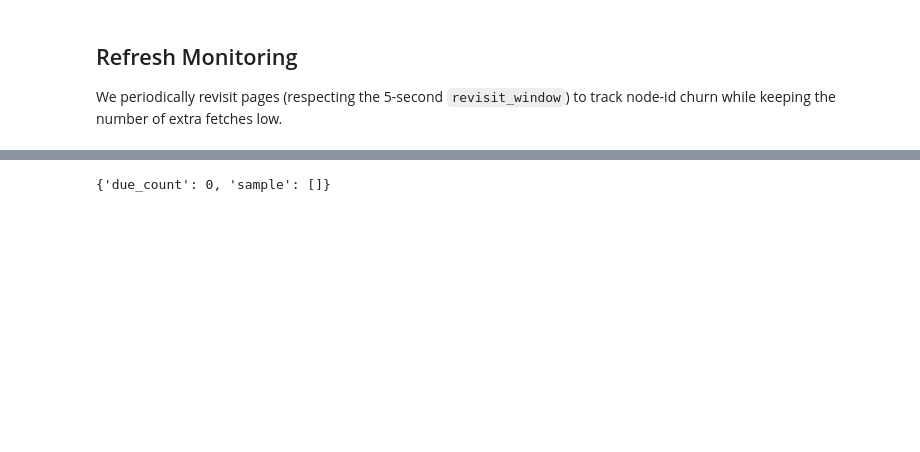
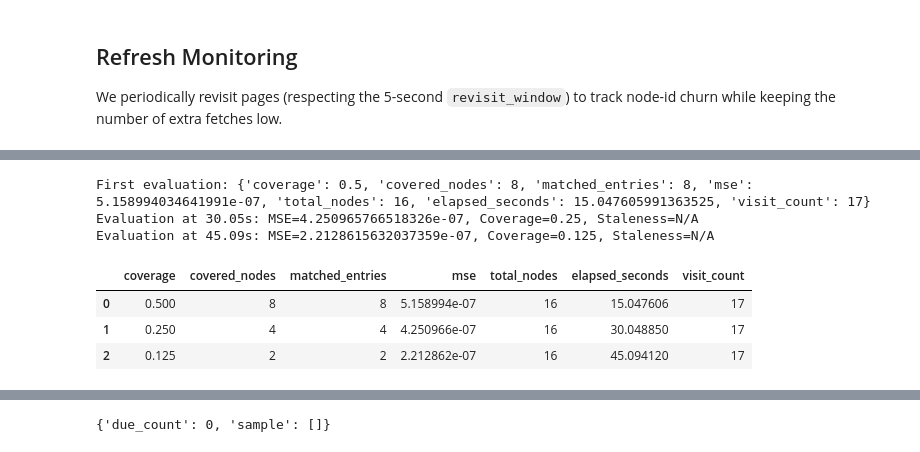
Before and after one commit to Yashpal-0/Deduplication-and-WebCrawling, a Jupyter notebook: crawling_notebook.ipynb, the cells around one changed output, grey strips where cells are left out. Saved outputs shown, nothing was run; the diff lists cells and outputs as text; code cells hidden in the pictures; blank space fills up the shorter version.

```diff
--- a/crawling_notebook.ipynb
+++ b/crawling_notebook.ipynb
@@ -382,3 +442,48 @@ We periodically revisit pages (respecting the 5-second `revisit_window`) to trac
+# %%
+start_time = time.time()
+
+crawler_eval = EfficientCrawler(seed_path="/", revisit_window=5.0)
+visited_eval = crawler_eval.crawl(max_visits=2000)
+
+pagerank_scores_eval = crawler_eval.pagerank()
+
+first_visit_time = start_time
+evaluation_results = []
+
+elapsed = time.time() - first_visit_time
+if elapsed < 15.0:
+    time.sleep(15.0 - elapsed)
+
+result1 = submit_evaluation(crawler_eval, pagerank_scores_eval)
+result1["elapsed_seconds"] = time.time() - first_visit_time
+result1["visit_count"] = crawler_eval.page_visits
+evaluation_results.append(result1)
+print(f"First evaluation: {result1}")
+
+last_eval_time = time.time()
+while time.time() - first_visit_time < 60.0:
+    time.sleep(15.0)
+    elapsed = time.time() - first_visit_time
+    if elapsed >= 60.0:
+        break
+
+    pagerank_scores_eval = crawler_eval.pagerank()
+    result = submit_evaluation(crawler_eval, pagerank_scores_eval)
+    result["elapsed_seconds"] = elapsed
+    result["visit_count"] = crawler_eval.page_visits
+    evaluation_results.append(result)
+    print(f"Evaluation at {elapsed:.2f}s: MSE={result.get('mse', 'N/A')}, Coverage={result.get('coverage', 'N/A')}, Staleness={result.get('avg_staleness', 'N/A')}")
+
+evaluation_summary = pd.DataFrame(evaluation_results)
+evaluation_summary
+# %% [output]
+First evaluation: {'coverage': 0.5, 'covered_nodes': 8, 'matched_entries': 8, 'mse': 5.158994034641991e-07, 'total_nodes': 16, 'elapsed_seconds': 15.047605991363525, 'visit_count': 17}
+Evaluation at 30.05s: MSE=4.250965766518326e-07, Coverage=0.25, Staleness=N/A
+Evaluation at 45.09s: MSE=2.2128615632037359e-07, Coverage=0.125, Staleness=N/A
+|  | coverage | covered_nodes | matched_entries | mse | total_nodes | elapsed_seconds | visit_count |
+| 0 | 0.500 | 8 | 8 | 5.158994e-07 | 16 | 15.047606 | 17 |
+| 1 | 0.250 | 4 | 4 | 4.250966e-07 | 16 | 30.048850 | 17 |
+| 2 | 0.125 | 2 | 2 | 2.212862e-07 | 16 | 45.094120 | 17 |
 # %%
 monitor_log = []
 for cycle in range(3):
```
Also changed, not shown: parts of 13 cells of this notebook.
